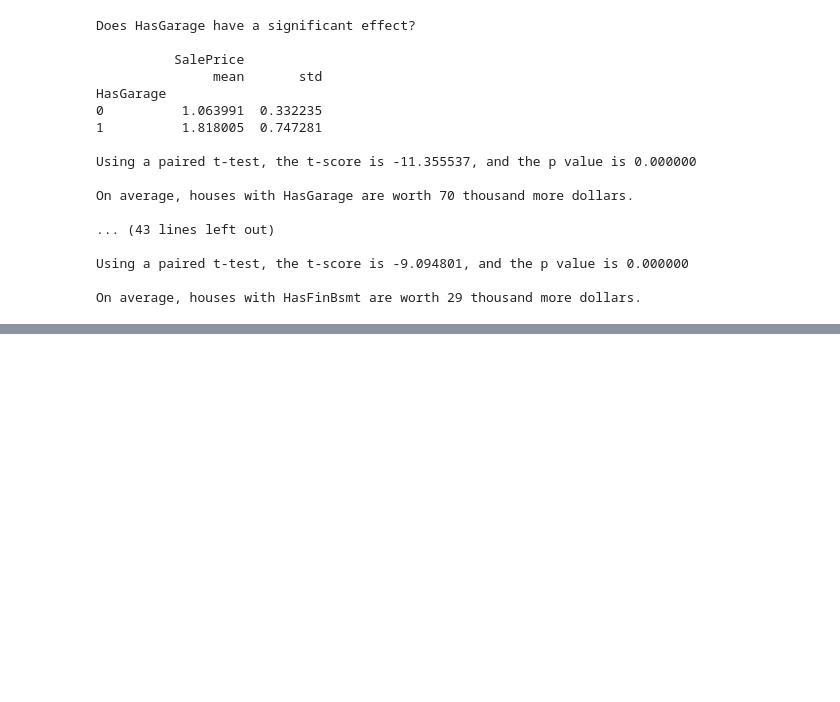
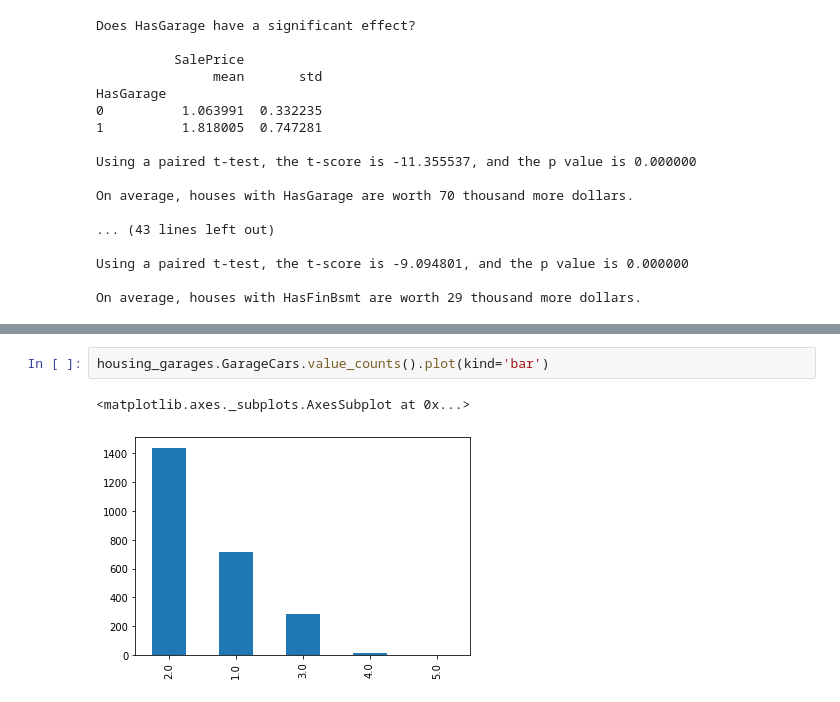
Before and after one commit to brandoncryu/ames_ml_project, a Jupyter notebook: EDA_Stephen.ipynb, the cells around one changed output, grey strips where cells are left out. Cells and saved outputs as stored; diff of their text form; blank space fills up the shorter version.

```diff
--- a/EDA_Stephen.ipynb
+++ b/EDA_Stephen.ipynb
@@ -143,0 +154,5 @@ diff_
+# %%
+housing_garages.GarageCars.value_counts().plot(kind='bar')
+# %% [output]
+<matplotlib.axes._subplots.AxesSubplot at 0x...>
+[figure, added]
```
Also changed, not shown: parts of 13 cells of this notebook.
